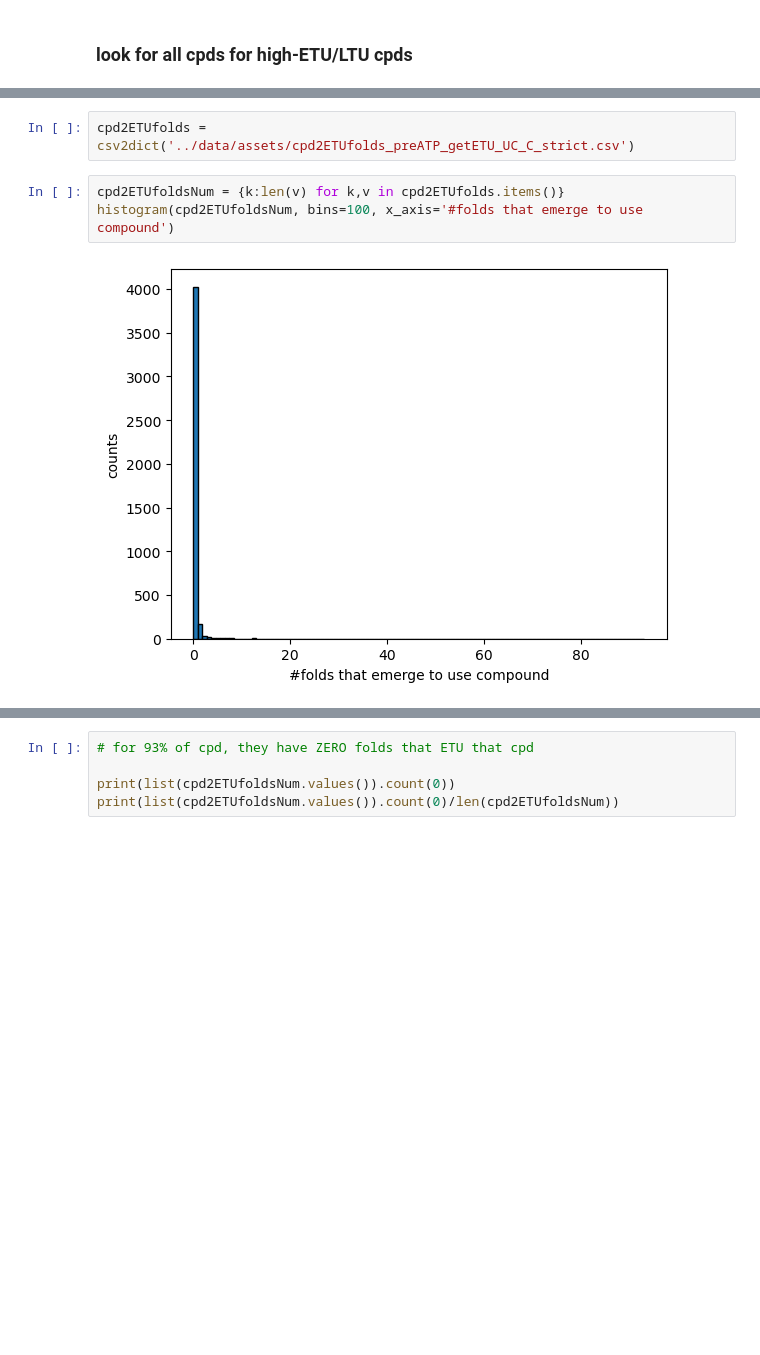
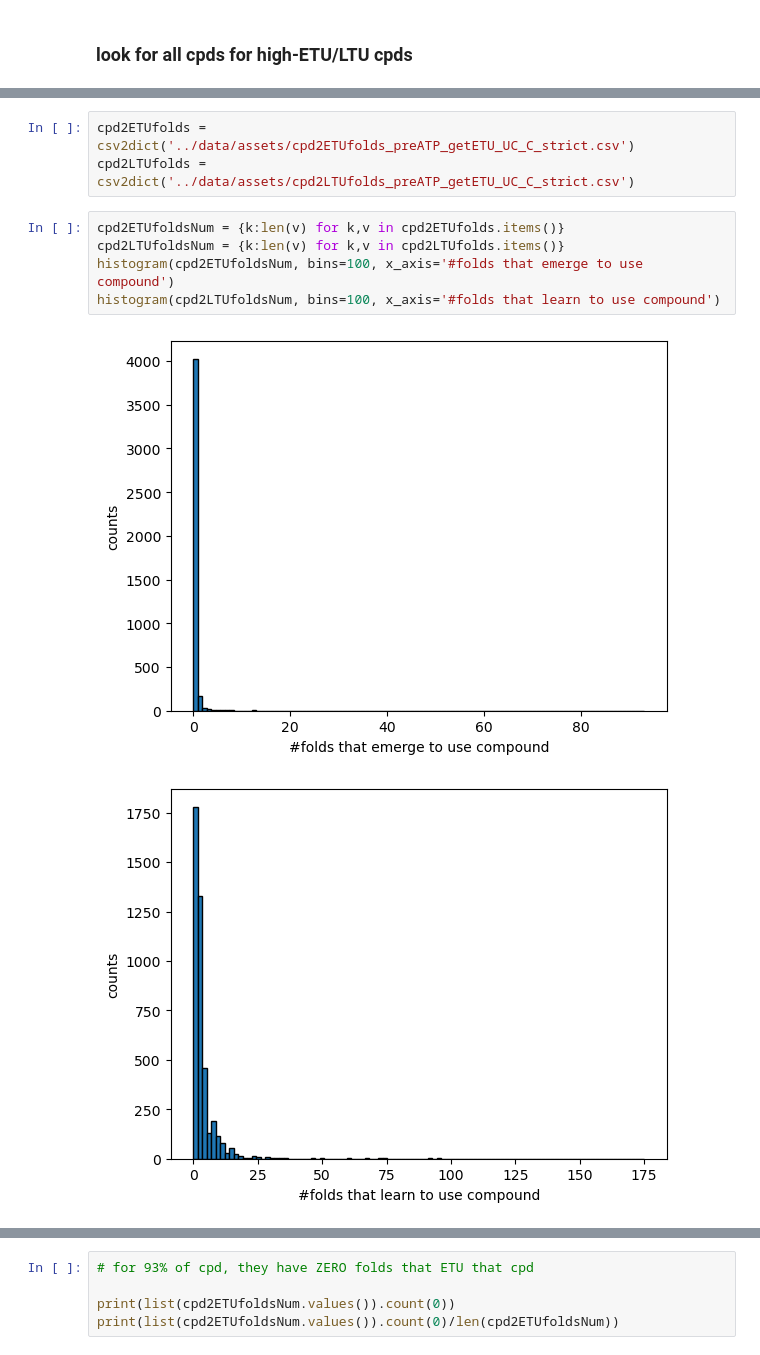
Before and after one commit to tseamuscorlett/enzyme-gated-network-expansion, a Jupyter notebook: fold_reuse.ipynb, the cells around one changed output, grey strips where cells are left out. Drawn from its saved outputs; the diff is of its cells as text; blank space fills up the shorter version.

```diff
--- a/fold_reuse.ipynb
+++ b/fold_reuse.ipynb
@@ -1987,7 +2016,11 @@ KeyboardInterrupt:
 # %%
 cpd2ETUfolds = csv2dict('../data/assets/cpd2ETUfolds_preATP_getETU_UC_C_strict.csv')
+cpd2LTUfolds = csv2dict('../data/assets/cpd2LTUfolds_preATP_getETU_UC_C_strict.csv')
 # %%
 cpd2ETUfoldsNum = {k:len(v) for k,v in cpd2ETUfolds.items()}
+cpd2LTUfoldsNum = {k:len(v) for k,v in cpd2LTUfolds.items()}
 histogram(cpd2ETUfoldsNum, bins=100, x_axis='#folds that emerge to use compound')
+histogram(cpd2LTUfoldsNum, bins=100, x_axis='#folds that learn to use compound')
 # %% [output]
 [figure]
+[figure, added]
```
Also changed, not shown: parts of 34 cells of this notebook.
